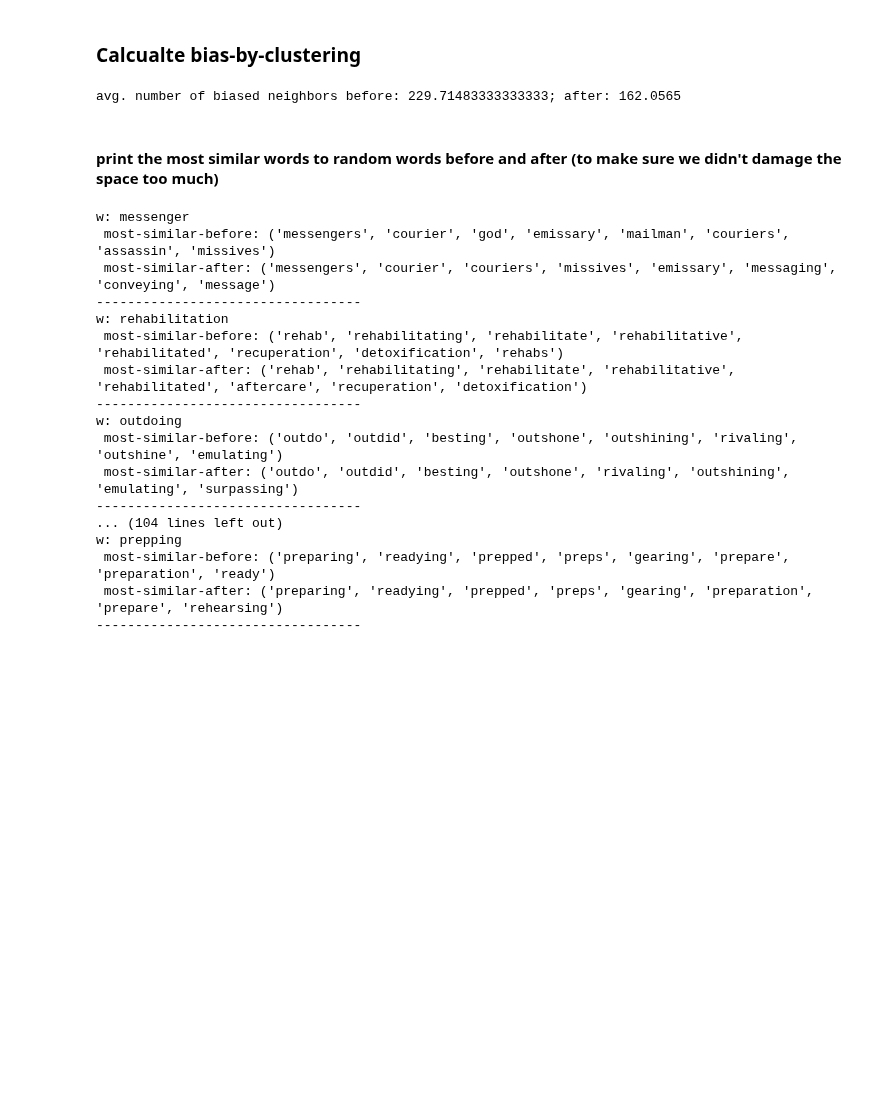
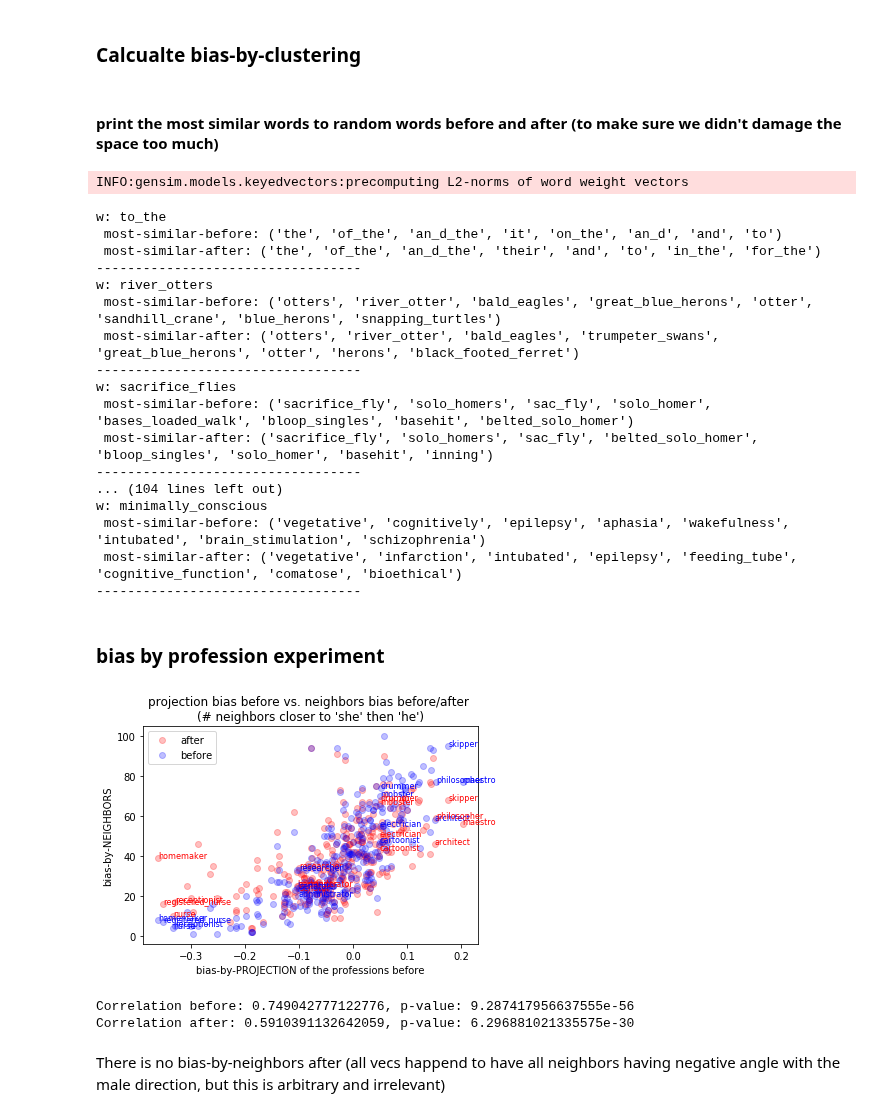
Before and after one commit to shauli-ravfogel/nullspace_projection, a Jupyter notebook: notebooks/word2vec_debiasing.ipynb, the cells around one changed output. Drawn from its saved outputs; the diff is of its cells as text; code cells hidden in the pictures; blank space fills up the shorter version.

```diff
--- a/notebooks/word2vec_debiasing.ipynb
+++ b/notebooks/word2vec_debiasing.ipynb
@@ -54,12 +70,18 @@ def load_word_vectors(fname = "../data/embeddings/vecs.filtered.txt"):
     words = list(model.vocab.keys())
     return model, vecs, words
 
-def project_on_gender_subspaces(gender_vector, model: Word2VecKeyedVectors):
+def project_on_gender_subspaces(gender_vector, model: Word2VecKeyedVectors, n = 2500):
 
-    group1 = model.similar_by_vector(gender_vector, topn = 3000, restrict_vocab=None)
-    group2 = model.similar_by_vector(-gender_vector, topn = 3000, restrict_vocab=None)
+    group1 = model.similar_by_vector(gender_vector, topn = n, restrict_vocab=None)
+    group2 = model.similar_by_vector(-gender_vector, topn = n, restrict_vocab=None)
 
-    return group1, group2
+    all_sims = model.similar_by_vector(gender_vector, topn = len(model.wv.vectors), restrict_vocab=None)
+    eps = 0.08
+    idx = [i for i in range(len(all_sims)) if abs(all_sims[i][1]) < eps]
+    samp = set(np.random.choice(idx, size = n))
+    neut = [s for i,s in enumerate(all_sims) if i in samp]
+
+    return group1, group2, neut
 
 def get_vectors(word_list: list, model: Word2VecKeyedVectors):
 
@@ -339,4 +412,9 @@ Correlation: 0.37380092108561114
 # %%
-all_cleaned = vecs.dot(P)
-save_in_word2vec_format(all_cleaned, words, "../data/embeddings/vecs.cleaned.txt")
-model_cleaned, _, _ = load_word_vectors(fname = "../data/embeddings/vecs.cleaned.txt")
+vecs_cleaned = vecs.dot(P)
+save_in_word2vec_format(vecs_cleaned, words, "../data/embeddings/vecs.50k.cleaned.txt")
+model_cleaned, _, _ = load_word_vectors(fname = "../data/embeddings/vecs.50k.cleaned.txt")
+
+all_cleaned = model_all.wv.vectors.dot(P)
+#print(all_cleaned.shape, len(list(model_all.wv.vocab.keys())))
+save_in_word2vec_format(all_cleaned, list(model_all.wv.vocab.keys()), "../data/embeddings/all.cleaned.txt")
+model_all_cleaned, _, _ = load_word_vectors(fname = "../data/embeddings/all.cleaned.txt")
@@ -375,9 +459,7 @@ def numerical_bias_by_clustering(model_before, model_after, masc_words, fem_word
         scores_after.append(neighbors_biased_after)
     print("avg. number of biased neighbors before: {}; after: {}".format(np.mean(scores_before), np.mean(scores_after)))
 # %%
-numerical_bias_by_clustering(model, model_cleaned, set(masc_words), set(fem_words), k = 1000)
+#numerical_bias_by_clustering(model, model_cleaned, set(masc_words), set(fem_words), k = 1000)
-# %% [output]
-avg. number of biased neighbors before: 229.71483333333333; after: 162.0565
 # %% [markdown]
 #### print the most similar words to random words before and after (to make sure we didn't damage the space too much)
 # %%
@@ -392,20 +474,23 @@ for w in words_chosen:
     print("w: {}\n most-similar-before: {}\n most-similar-after: {}".format(w,words_before, words_after))
     print("----------------------------------")
 # %% [output]
-w: messenger
- most-similar-before: ('messengers', 'courier', 'god', 'emissary', 'mailman', 'couriers', 'assassin', 'missives')
- most-similar-after: ('messengers', 'courier', 'couriers', 'missives', 'emissary', 'messaging', 'conveying', 'message')
-----------------------------------
-w: rehabilitation
- most-similar-before: ('rehab', 'rehabilitating', 'rehabilitate', 'rehabilitative', 'rehabilitated', 'recuperation', 'detoxification', 'rehabs')
- most-similar-after: ('rehab', 'rehabilitating', 'rehabilitate', 'rehabilitative', 'rehabilitated', 'aftercare', 'recuperation', 'detoxification')
-----------------------------------
-w: outdoing
- most-similar-before: ('outdo', 'outdid', 'besting', 'outshone', 'outshining', 'rivaling', 'outshine', 'emulating')
- most-similar-after: ('outdo', 'outdid', 'besting', 'outshone', 'rivaling', 'outshining', 'emulating', 'surpassing')
-----------------------------------
-... (104 lines left out)
-w: prepping
- most-similar-before: ('preparing', 'readying', 'prepped', 'preps', 'gearing', 'prepare', 'preparation', 'ready')
- most-similar-after: ('preparing', 'readying', 'prepped', 'preps', 'gearing', 'preparation', 'prepare', 'rehearsing')
-----------------------------------
+INFO:gensim.models.keyedvectors:precomputing L2-norms of word weight vectors
+w: tο_thе
+ most-similar-before: ('thе', 'οf_thе', 'аn_ԁ_thе', 'іt', 'οn_thе', 'аn_ԁ', 'аnd', 'tο')
+ most-similar-after: ('thе', 'οf_thе', 'аn_ԁ_thе', 'thеіr', 'аnd', 'tο', 'іn_thе', 'fοr_thе')
+----------------------------------
+w: river_otters
+ most-similar-before: ('otters', 'river_otter', 'bald_eagles', 'great_blue_herons', 'otter', 'sandhill_crane', 'blue_herons', 'snapping_turtles')
+ most-similar-after: ('otters', 'river_otter', 'bald_eagles', 'trumpeter_swans', 'great_blue_herons', 'otter', 'herons', 'black_footed_ferret')
+----------------------------------
+w: sacrifice_flies
+ most-similar-before: ('sacrifice_fly', 'solo_homers', 'sac_fly', 'solo_homer', 'bases_loaded_walk', 'bloop_singles', 'basehit', 'belted_solo_homer')
+ most-similar-after: ('sacrifice_fly', 'solo_homers', 'sac_fly', 'belted_solo_homer', 'bloop_singles', 'solo_homer', 'basehit', 'inning')
+----------------------------------
+... (104 lines left out)
+w: minimally_conscious
+ most-similar-before: ('vegetative', 'cognitively', 'epilepsy', 'aphasia', 'wakefulness', 'intubated', 'brain_stimulation', 'schizophrenia')
+ most-similar-after: ('vegetative', 'infarction', 'intubated', 'epilepsy', 'feeding_tube', 'cognitive_function', 'comatose', 'bioethical')
+----------------------------------
+# %% [markdown]
+### bias by profession experiment
@@ -411,0 +552,8 @@ w: prepping
+# %%
+bias_by_profession(model, model_cleaned, gender_direction, P, fem_words_all)
+# %% [output]
+[figure, added]
+Correlation before: 0.749042777122776, p-value: 9.287417956637555e-56
+Correlation after: 0.5910391132642059, p-value: 6.296881021335575e-30
+# %% [markdown]
+There is no bias-by-neighbors after (all vecs happend to have all neighbors having negative angle with the male direction, but this is arbitrary and irrelevant)
```
Also changed, not shown: parts of 18 cells of this notebook.
